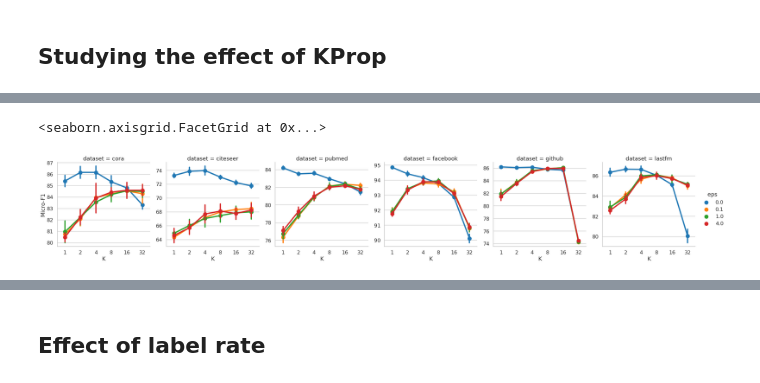
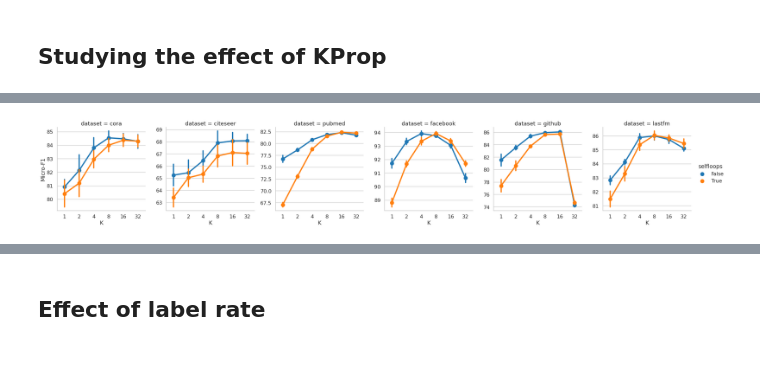
Before and after one commit to sisaman/LPGNN, a Jupyter notebook: results.ipynb, the cells around one changed output, grey strips where cells are left out. Drawn from its saved outputs; the diff is of its cells as text; code cells hidden in the pictures.

```diff
--- a/results.ipynb
+++ b/results.ipynb
@@ -78,5 +54,5 @@ def latex_output(df_results, top_method, colored_method=None, color=None, size=N
 # %%
-results_path = 'results-new'
+results_path = 'results'
 datasets = available_datasets()
 # %% [markdown]
 ## Analysis of the utility-privacy trade-off
@@ -233,13 +213,27 @@ data = data_dpgnn.append(data_gcn, ignore_index=True)
 # %%
+epsilons = [1.0]
+hops = [1, 2, 4, 8, 16, 32]
+
+data = read_logs(
+    path=results_path,
+    task='train',
+    dataset=datasets,
+    labelrate=[1.0],
+    method=['mbm'],
+    eps=epsilons,
+    step=hops,
+    agg=['gcn'],
+    selfloops=[False, True],
+)
+
 ax = sns.catplot(
-    kind='point', data=data, x='step', y='test_acc', hue='eps', col='dataset', ci='sd',
+    kind='point', data=data, x='step', y='test_acc', hue='selfloops', col='dataset', ci='sd',
     sharex=False, sharey=False,
 )
 
 ax.set_ylabels('Micro-F1')
 ax.set_xlabels('K')
 
-# export_figure(path='figures', df=data, x='step', y='test_acc', hue='eps', row='agg', col='dataset', group='task')
+export_figure(path='figures', df=data, x='step', y='test_acc', hue='selfloops', col='dataset', prefix='train')
 # %% [output]
-<seaborn.axisgrid.FacetGrid at 0x...>
-[figure, old version]
+[figure, new version]
```
Also changed, not shown: parts of 16 cells of this notebook.
